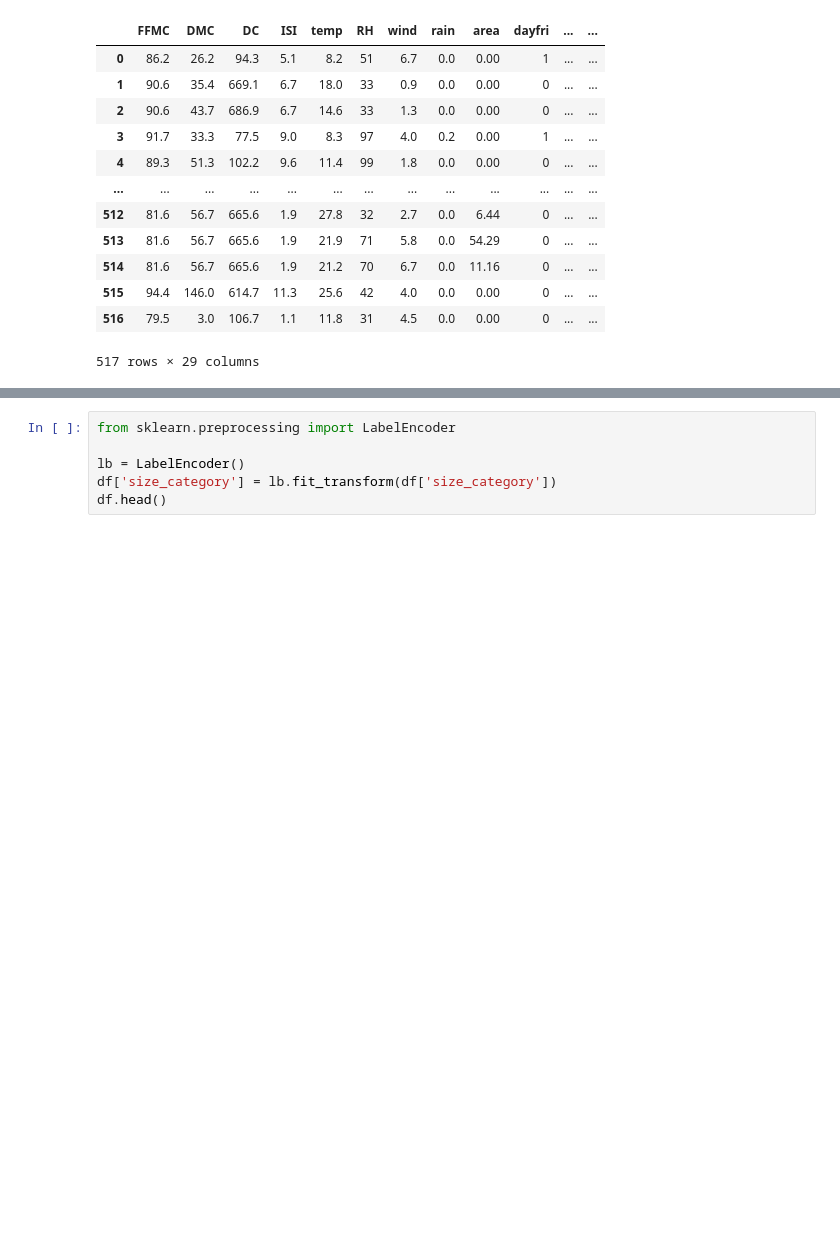
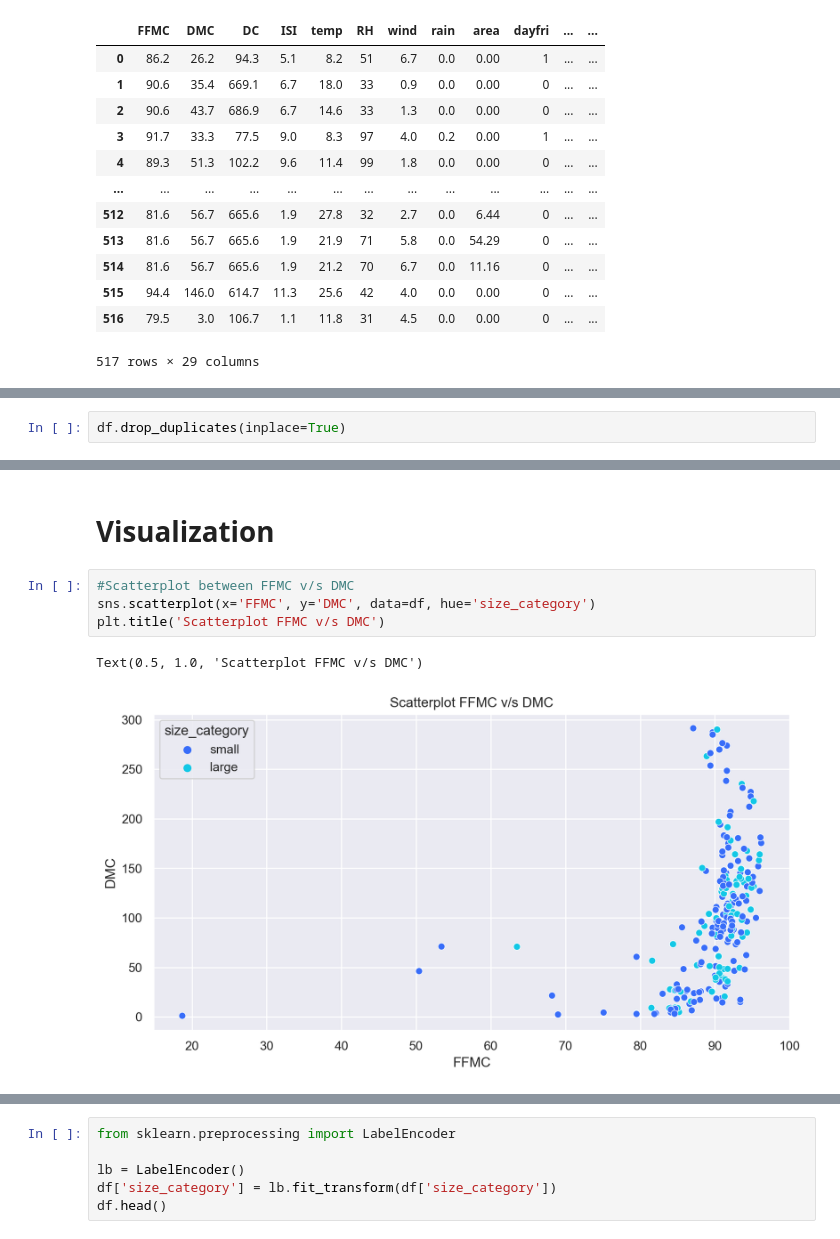
Before and after one commit to Apoorva023/Excelr-Assignment, a Jupyter notebook: SVM/forest_fire SVM.ipynb, the cells around one changed output, grey strips where cells are left out. Saved outputs shown, nothing was run; the diff lists cells and outputs as text; blank space fills up the shorter version.

```diff
--- a/SVM/forest_fire SVM.ipynb
+++ b/SVM/forest_fire SVM.ipynb
@@ -35,0 +56,2 @@ df
+# %%
+df.drop_duplicates(inplace=True)
@@ -35,0 +78,9 @@ df
+# %% [markdown]
+# Visualization
+# %%
+#Scatterplot between FFMC v/s DMC
+sns.scatterplot(x='FFMC', y='DMC', data=df, hue='size_category')
+plt.title('Scatterplot FFMC v/s DMC')
+# %% [output]
+Text(0.5, 1.0, 'Scatterplot FFMC v/s DMC')
+[figure, added]
```
Also changed, not shown: parts of 13 cells of this notebook, 1 other file.
